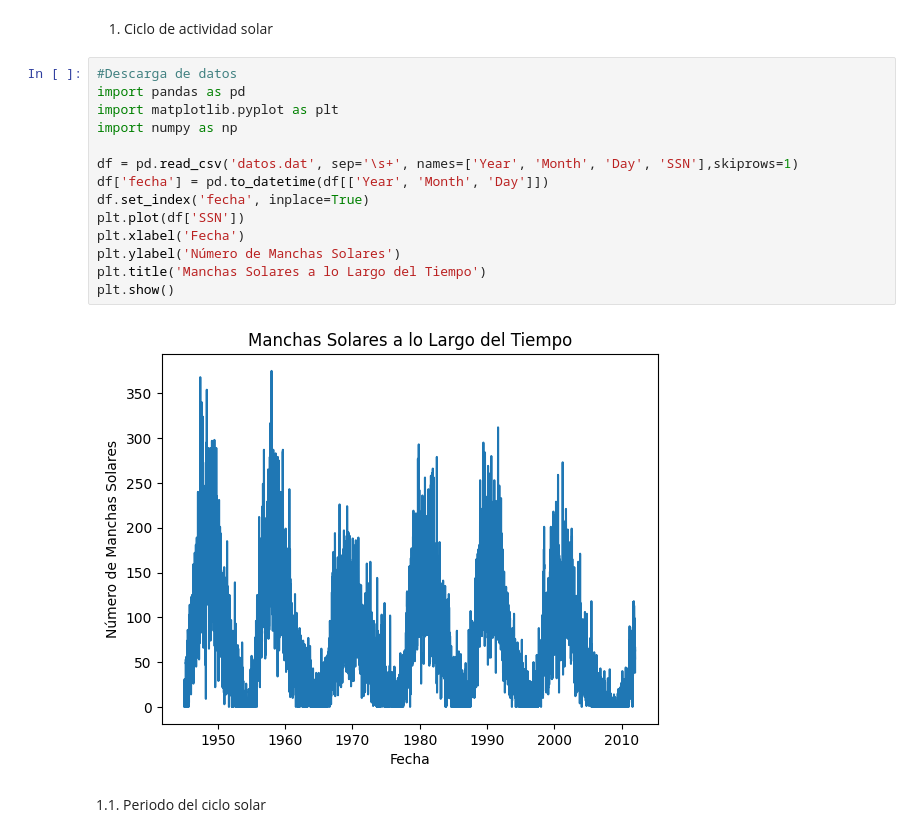
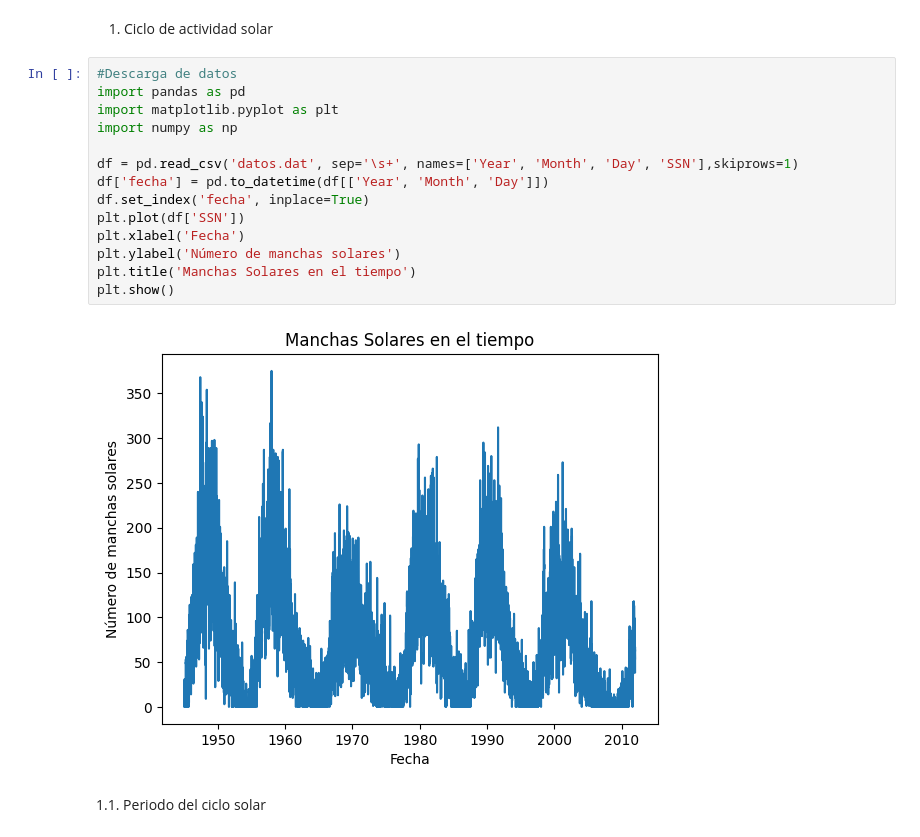
Before and after one commit to sarchilagomez1/MetodosComputacionales2-Fuentes-Archila, a Jupyter notebook: Taller2_fuentesarchila.ipynb, the cells around one changed output. Saved outputs shown, nothing was run; the diff lists cells and outputs as text.

```diff
--- a/Taller2_fuentesarchila.ipynb
+++ b/Taller2_fuentesarchila.ipynb
@@ -7,19 +7,19 @@ Catalina Fuentes y Silvana Archila
 # %%
 #Descarga de datos
 import pandas as pd
 import matplotlib.pyplot as plt
 import numpy as np
 
 df = pd.read_csv('datos.dat', sep='\s+', names=['Year', 'Month', 'Day', 'SSN'],skiprows=1)
 df['fecha'] = pd.to_datetime(df[['Year', 'Month', 'Day']])
 df.set_index('fecha', inplace=True)
 plt.plot(df['SSN'])
 plt.xlabel('Fecha')
-plt.ylabel('Número de Manchas Solares')
-plt.title('Manchas Solares a lo Largo del Tiempo')
+plt.ylabel('Número de manchas solares')
+plt.title('Manchas Solares en el tiempo')
 plt.show()
 # %% [output]
-[figure, old version]
+[figure, new version]
 # %% [markdown]
 1.1. Periodo del ciclo solar
 # %%
```
Also changed, not shown: parts of 7 cells of this notebook.
